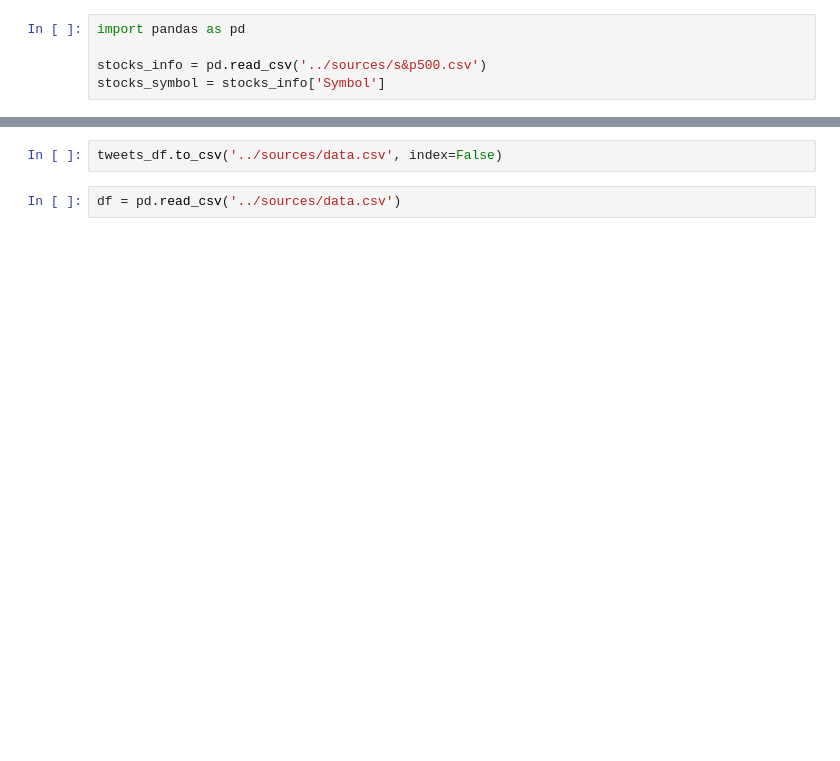
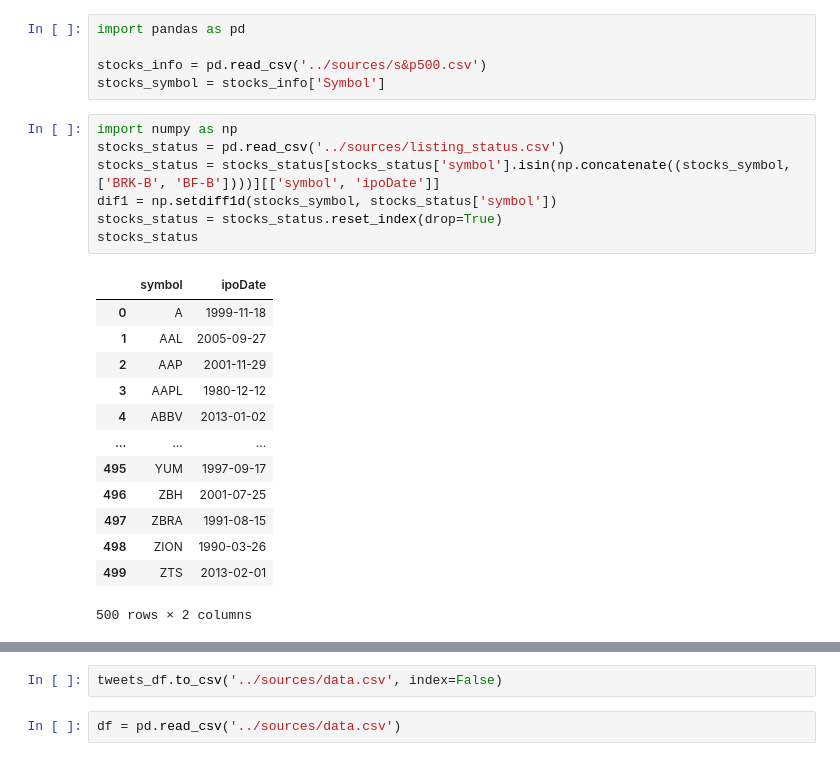
Before and after one commit to Edward-choi/FINA4350, a Jupyter notebook: notebooks/twitter.ipynb, the cells around one changed output, grey strips where cells are left out. Drawn from its saved outputs; the diff is of its cells as text; blank space fills up the shorter version.

```diff
--- a/notebooks/twitter.ipynb
+++ b/notebooks/twitter.ipynb
@@ -3,6 +3,27 @@ import pandas as pd
 
 stocks_info = pd.read_csv('../sources/s&p500.csv')
 stocks_symbol = stocks_info['Symbol']
+# %%
+import numpy as np
+stocks_status = pd.read_csv('../sources/listing_status.csv')
+stocks_status = stocks_status[stocks_status['symbol'].isin(np.concatenate((stocks_symbol, ['BRK-B', 'BF-B'])))][['symbol', 'ipoDate']]
+dif1 = np.setdiff1d(stocks_symbol, stocks_status['symbol'])
+stocks_status = stocks_status.reset_index(drop=True)
+stocks_status
+# %% [output]
+|  | symbol | ipoDate |
+| 0 | A | 1999-11-18 |
+| 1 | AAL | 2005-09-27 |
+| 2 | AAP | 2001-11-29 |
+| 3 | AAPL | 1980-12-12 |
+| 4 | ABBV | 2013-01-02 |
+| ... | ... | ... |
+| 495 | YUM | 1997-09-17 |
+| 496 | ZBH | 2001-07-25 |
+| 497 | ZBRA | 1991-08-15 |
+| 498 | ZION | 1990-03-26 |
+| 499 | ZTS | 2013-02-01 |
+500 rows × 2 columns
 # %%
 import snscrape.modules.twitter as sntwitter
 
```
Also changed, not shown: parts of 18 cells of this notebook, 2 other files.
